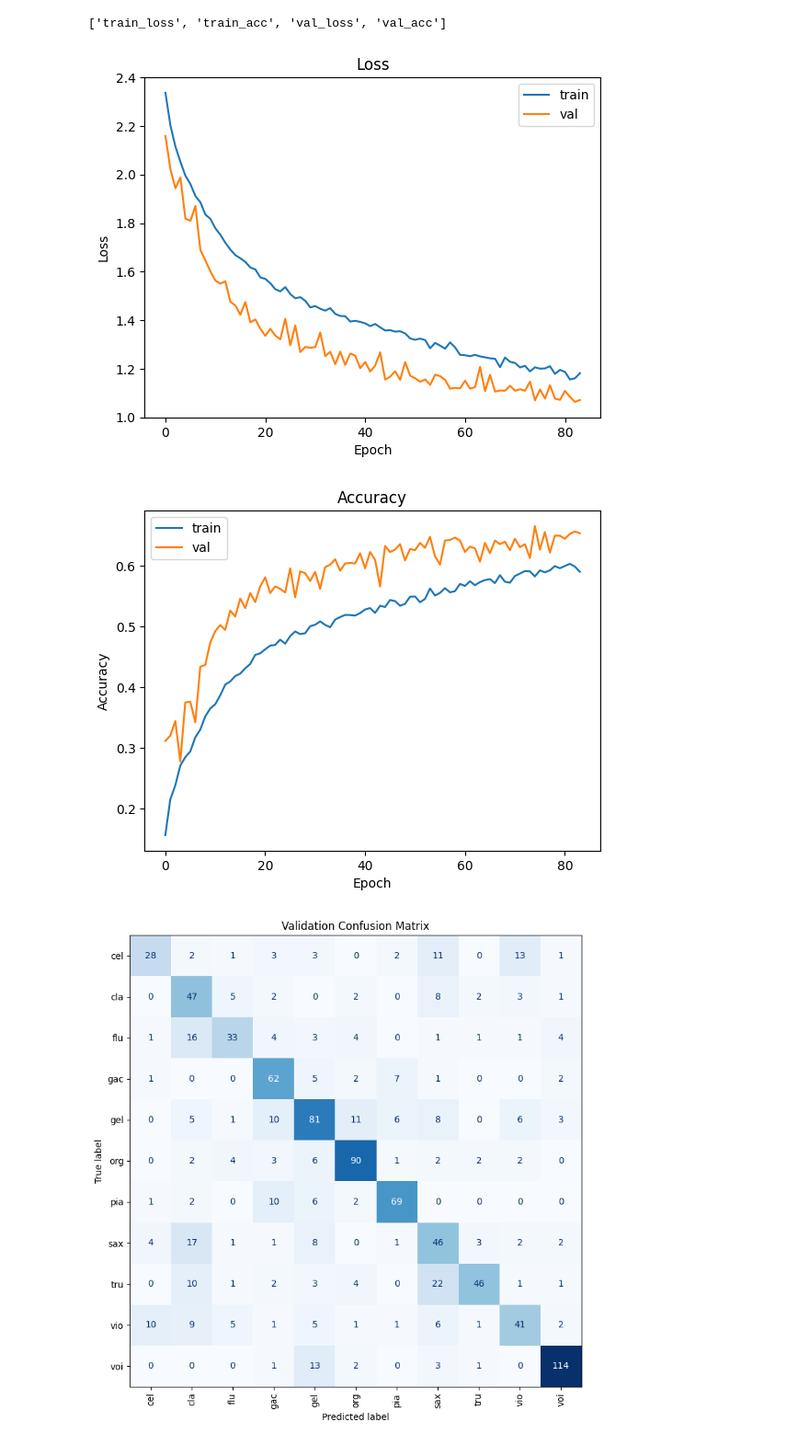
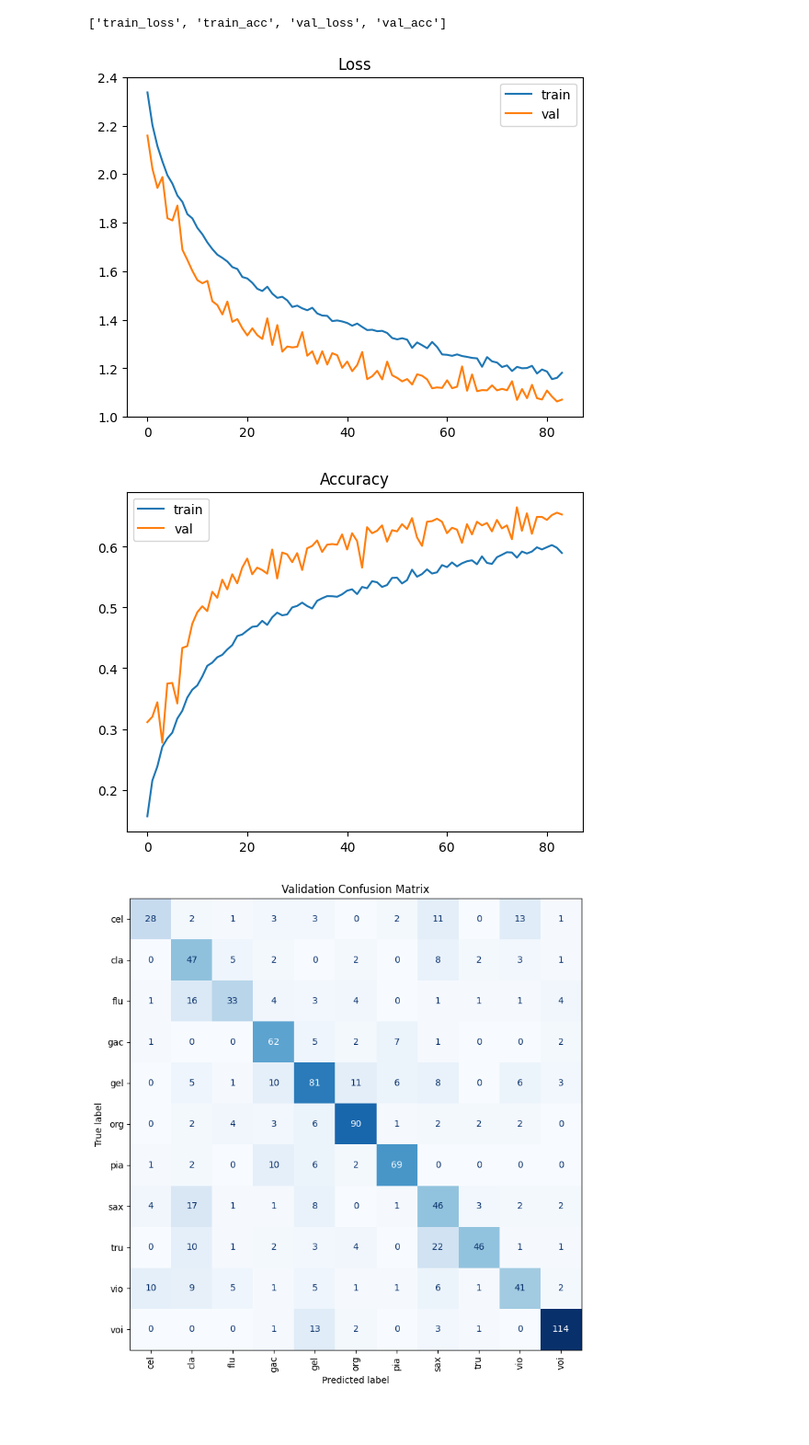
Before and after one commit to hughmancoder/ML-based-analysis-of-sound, a Jupyter notebook: train_single_class.ipynb, the cells around one changed output. Shown at 92% size. Saved outputs shown, nothing was run; the diff lists cells and outputs as text; code cells hidden in the pictures; blank space fills up the shorter version.

```diff
--- a/train_single_class.ipynb
+++ b/train_single_class.ipynb
@@ -41,35 +41,31 @@ NameError: name 'List' is not defined
 # %%
 
 import matplotlib.pyplot as plt
 import torch
 
 
 CKPT = RESUME_CKPT = (CKPT_DIR / "last.pt")
 # CKPT = 'saved_weights/irmas_pretrain_single_class/train_1/best_val_acc_junran_0.72.pt' # example of loading a different checkpoint
 
 ckpt_loaded = torch.load(CKPT, map_location="cpu")
 history = ckpt_loaded["history"]
 print(list(history.keys()))
 
 
 
 plt.figure()
 plt.plot(history["train_loss"], label="train")
 plt.plot(history["val_loss"], label="val")
-plt.xlabel("Epoch")
-plt.ylabel("Loss")
 plt.title("Loss"); plt.legend(); plt.show()
 
 plt.figure()
 plt.plot(history["train_acc"], label="train")
 plt.plot(history["val_acc"], label="val")
-plt.xlabel("Epoch")
-plt.ylabel("Accuracy")
 plt.title("Accuracy"); plt.legend(); plt.show()
 # %% [output]
 ['train_loss', 'train_acc', 'val_loss', 'val_acc']
-[figure, old version]
+[figure, new version]
-[figure, old version]
+[figure, new version]
 # %%
 from pathlib import Path
 import torch, numpy as np, matplotlib.pyplot as plt
```
Also changed, not shown: parts of 2 cells of this notebook.
